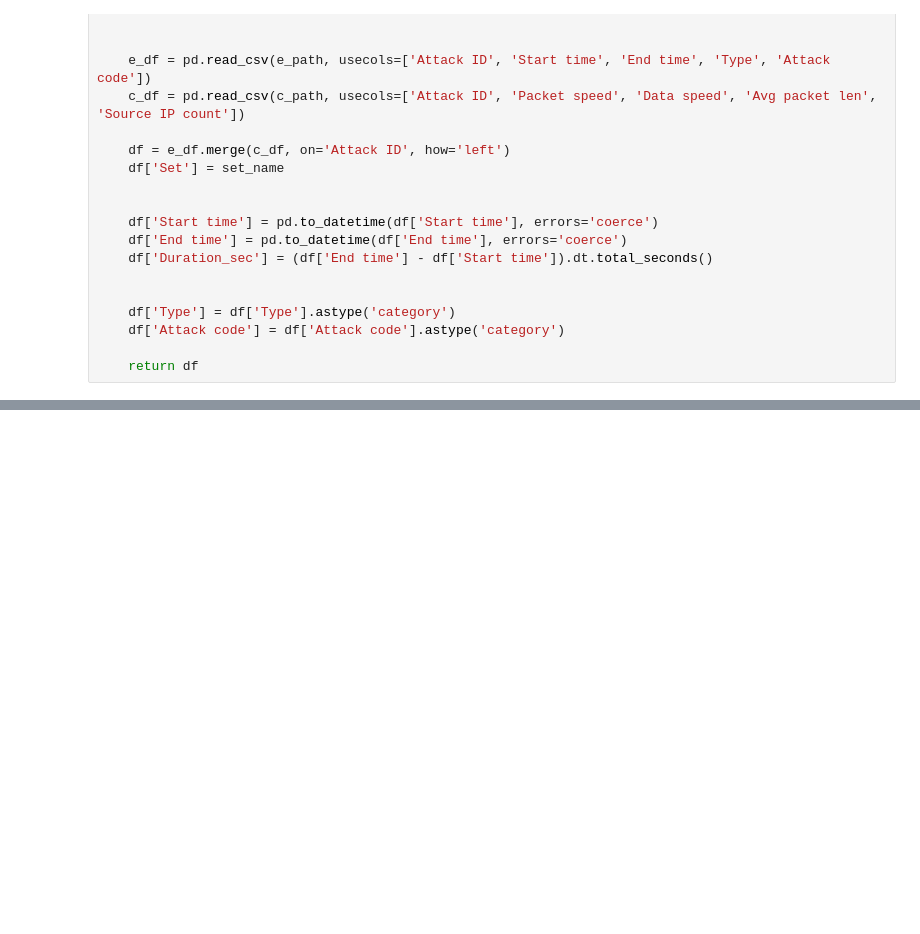
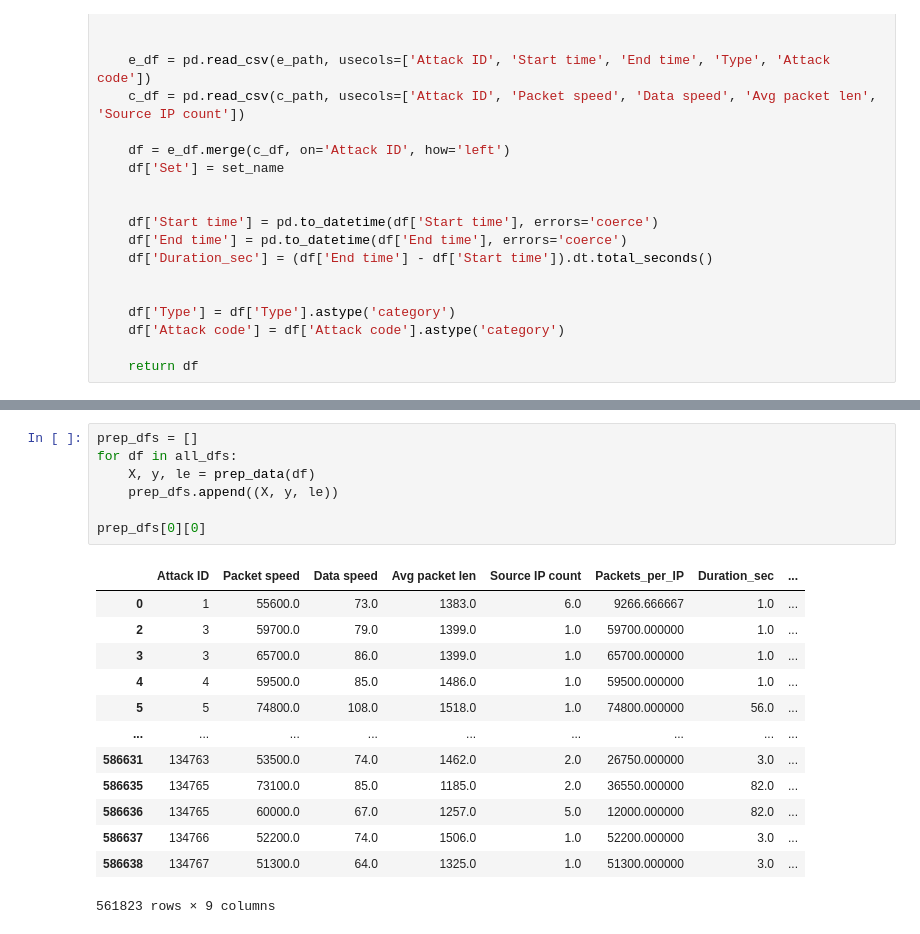
Before and after one commit to Koschkah/DDOS-crispy-octo-spork, a Jupyter notebook: data_prep.ipynb, the cells around one changed output, grey strips where cells are left out. Saved outputs shown, nothing was run; the diff lists cells and outputs as text; blank space fills up the shorter version.

```diff
--- a/data_prep.ipynb
+++ b/data_prep.ipynb
@@ -75,0 +113,21 @@ for s in SETS:
+# %%
+prep_dfs = []
+for df in all_dfs:
+    X, y, le = prep_data(df)
+    prep_dfs.append((X, y, le))
+
+prep_dfs[0][0]
+# %% [output]
+|  | Attack ID | Packet speed | Data speed | Avg packet len | Source IP count | Packets_per_IP | Duration_sec | ... |
+| 0 | 1 | 55600.0 | 73.0 | 1383.0 | 6.0 | 9266.666667 | 1.0 | ... |
+| 2 | 3 | 59700.0 | 79.0 | 1399.0 | 1.0 | 59700.000000 | 1.0 | ... |
+| 3 | 3 | 65700.0 | 86.0 | 1399.0 | 1.0 | 65700.000000 | 1.0 | ... |
+| 4 | 4 | 59500.0 | 85.0 | 1486.0 | 1.0 | 59500.000000 | 1.0 | ... |
+| 5 | 5 | 74800.0 | 108.0 | 1518.0 | 1.0 | 74800.000000 | 56.0 | ... |
+| ... | ... | ... | ... | ... | ... | ... | ... | ... |
+| 586631 | 134763 | 53500.0 | 74.0 | 1462.0 | 2.0 | 26750.000000 | 3.0 | ... |
+| 586635 | 134765 | 73100.0 | 85.0 | 1185.0 | 2.0 | 36550.000000 | 82.0 | ... |
+| 586636 | 134765 | 60000.0 | 67.0 | 1257.0 | 5.0 | 12000.000000 | 82.0 | ... |
+| 586637 | 134766 | 52200.0 | 74.0 | 1506.0 | 1.0 | 52200.000000 | 3.0 | ... |
+| 586638 | 134767 | 51300.0 | 64.0 | 1325.0 | 1.0 | 51300.000000 | 3.0 | ... |
+561823 rows × 9 columns
```
Also changed, not shown: parts of 4 cells of this notebook.
